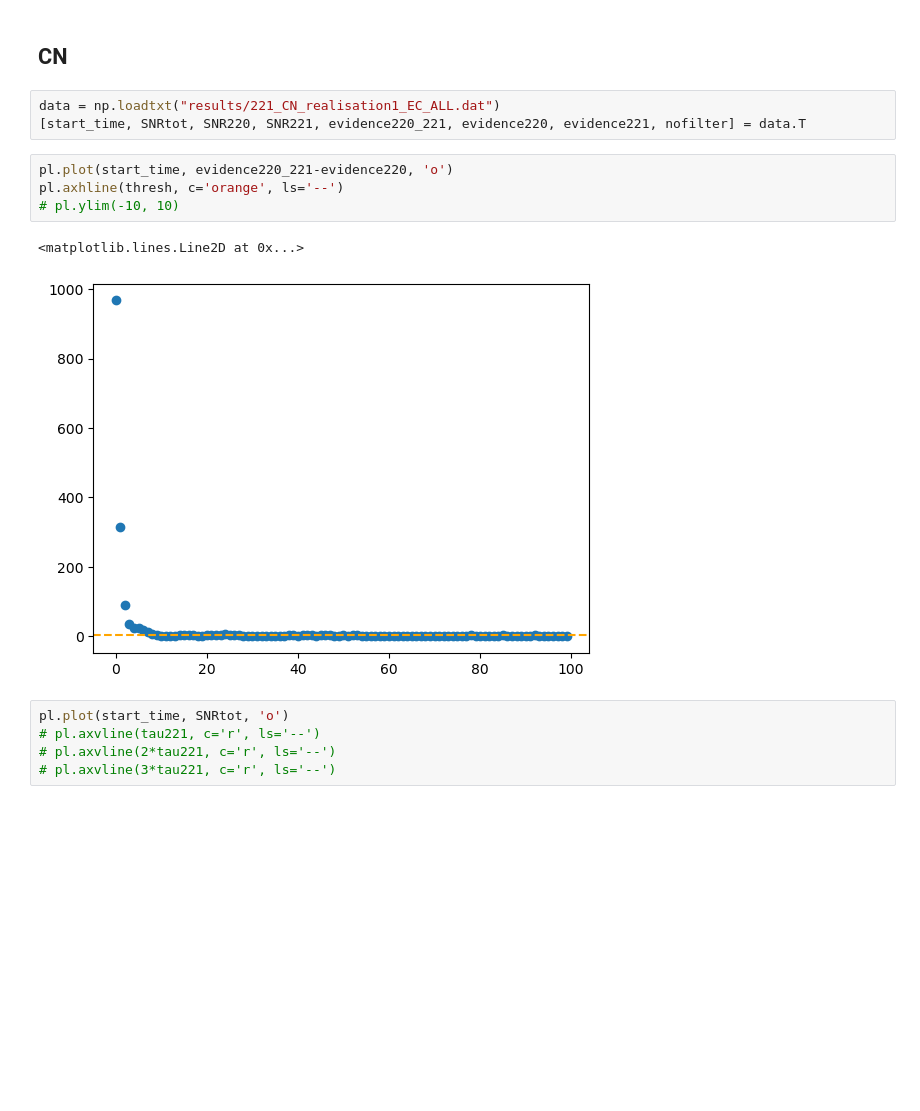
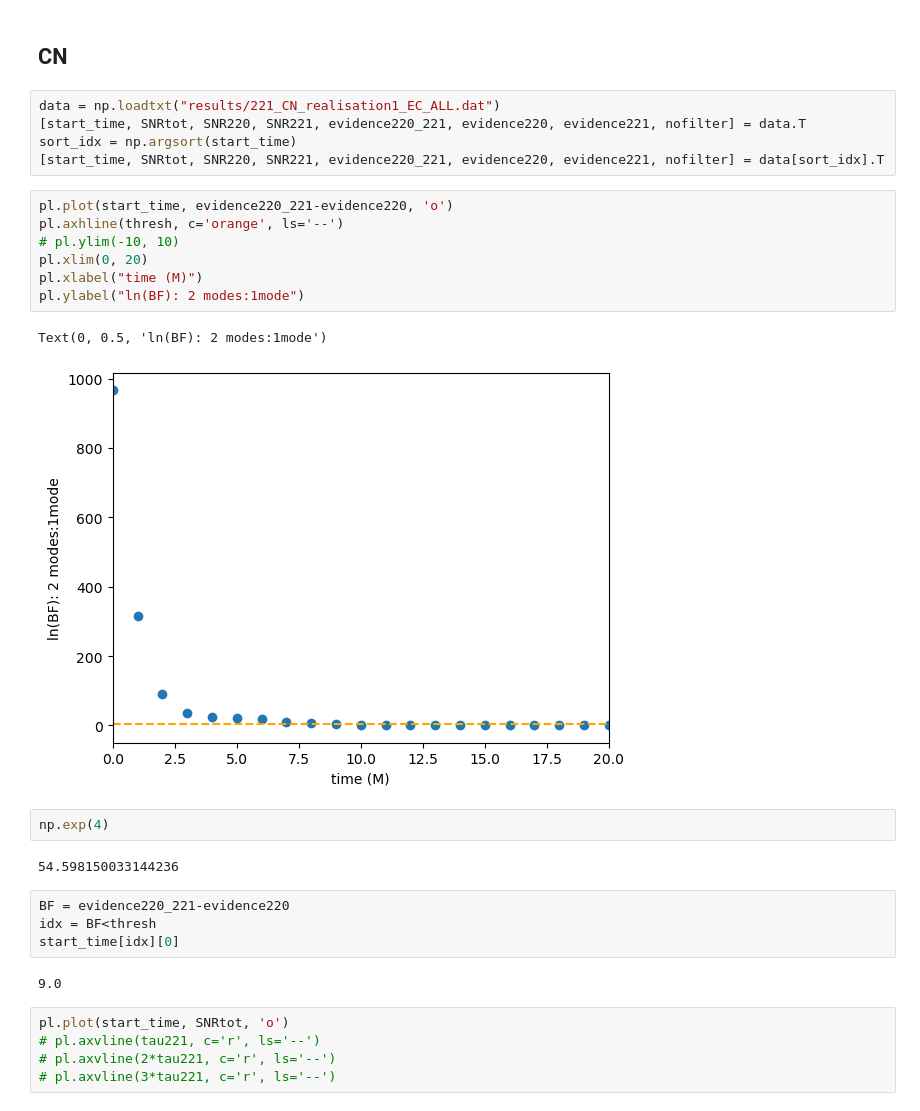
Before and after one commit to Lu-Neil/qnm_filter, a Jupyter notebook: code_demo/evidence_curve/221_EC_results.ipynb, the cells around one changed output. Saved outputs shown, nothing was run; the diff lists cells and outputs as text; blank space fills up the shorter version.

```diff
--- a/code_demo/evidence_curve/221_EC_results.ipynb
+++ b/code_demo/evidence_curve/221_EC_results.ipynb
@@ -36,13 +45,28 @@ pl.plot(time, SNRtot)
 # %%
 data = np.loadtxt("results/221_CN_realisation1_EC_ALL.dat")
 [start_time, SNRtot, SNR220, SNR221, evidence220_221, evidence220, evidence221, nofilter] = data.T
+sort_idx = np.argsort(start_time)
+[start_time, SNRtot, SNR220, SNR221, evidence220_221, evidence220, evidence221, nofilter] = data[sort_idx].T
 # %%
 pl.plot(start_time, evidence220_221-evidence220, 'o')
 pl.axhline(thresh, c='orange', ls='--')
 # pl.ylim(-10, 10)
+pl.xlim(0, 20)
+pl.xlabel("time (M)")
+pl.ylabel("ln(BF): 2 modes:1mode")
 # %% [output]
-<matplotlib.lines.Line2D at 0x...>
+Text(0, 0.5, 'ln(BF): 2 modes:1mode')
-[figure, old version]
+[figure, new version]
+# %%
+np.exp(4)
+# %% [output]
+54.598150033144236
+# %%
+BF = evidence220_221-evidence220
+idx = BF<thresh
+start_time[idx][0]
+# %% [output]
+9.0
 # %%
 pl.plot(start_time, SNRtot, 'o')
 # pl.axvline(tau221, c='r', ls='--')
```
Also changed, not shown: parts of 3 cells of this notebook, 8 other files.
